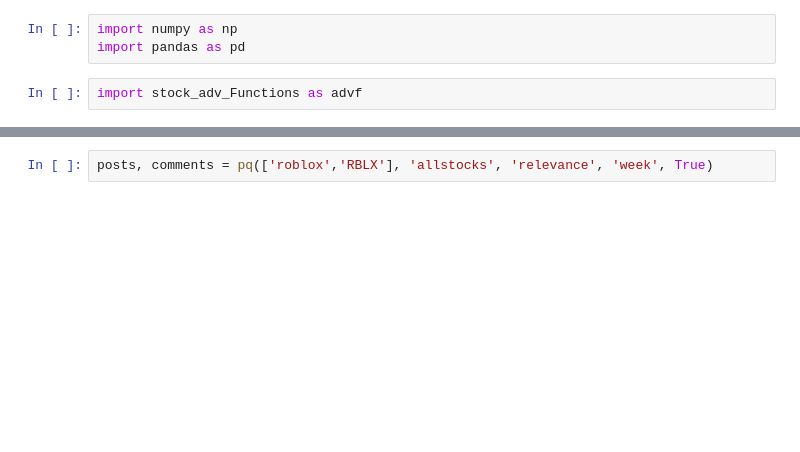
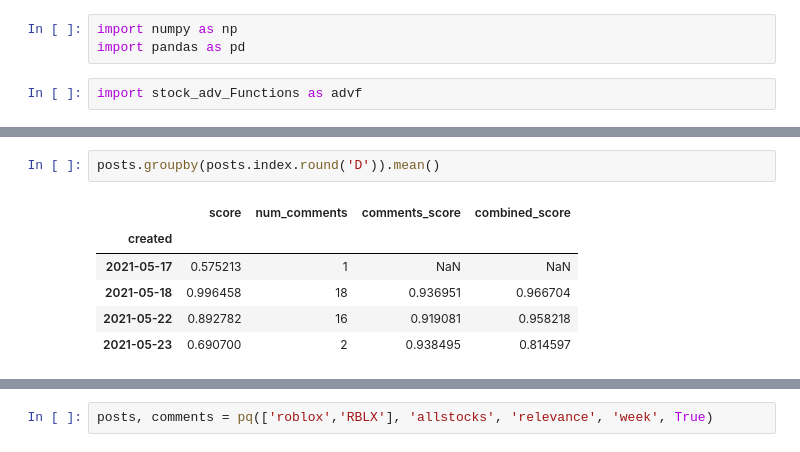
Before and after one commit to Softypo/StockMarket_ADV, a Jupyter notebook: stock_adv_TEST.IPYNB, the cells around one changed output, grey strips where cells are left out. Saved outputs shown, nothing was run; the diff lists cells and outputs as text; blank space fills up the shorter version.

```diff
--- a/stock_adv_TEST.IPYNB
+++ b/stock_adv_TEST.IPYNB
@@ -88,0 +231,9 @@ Figure({
+# %%
+posts.groupby(posts.index.round('D')).mean()
+# %% [output]
+|  | score | num_comments | comments_score | combined_score |
+| created |  |  |  |  |
+| 2021-05-17 | 0.575213 | 1 | NaN | NaN |
+| 2021-05-18 | 0.996458 | 18 | 0.936951 | 0.966704 |
+| 2021-05-22 | 0.892782 | 16 | 0.919081 | 0.958218 |
+| 2021-05-23 | 0.690700 | 2 | 0.938495 | 0.814597 |
```
Also changed, not shown: parts of 43 cells of this notebook, 1 other file.
